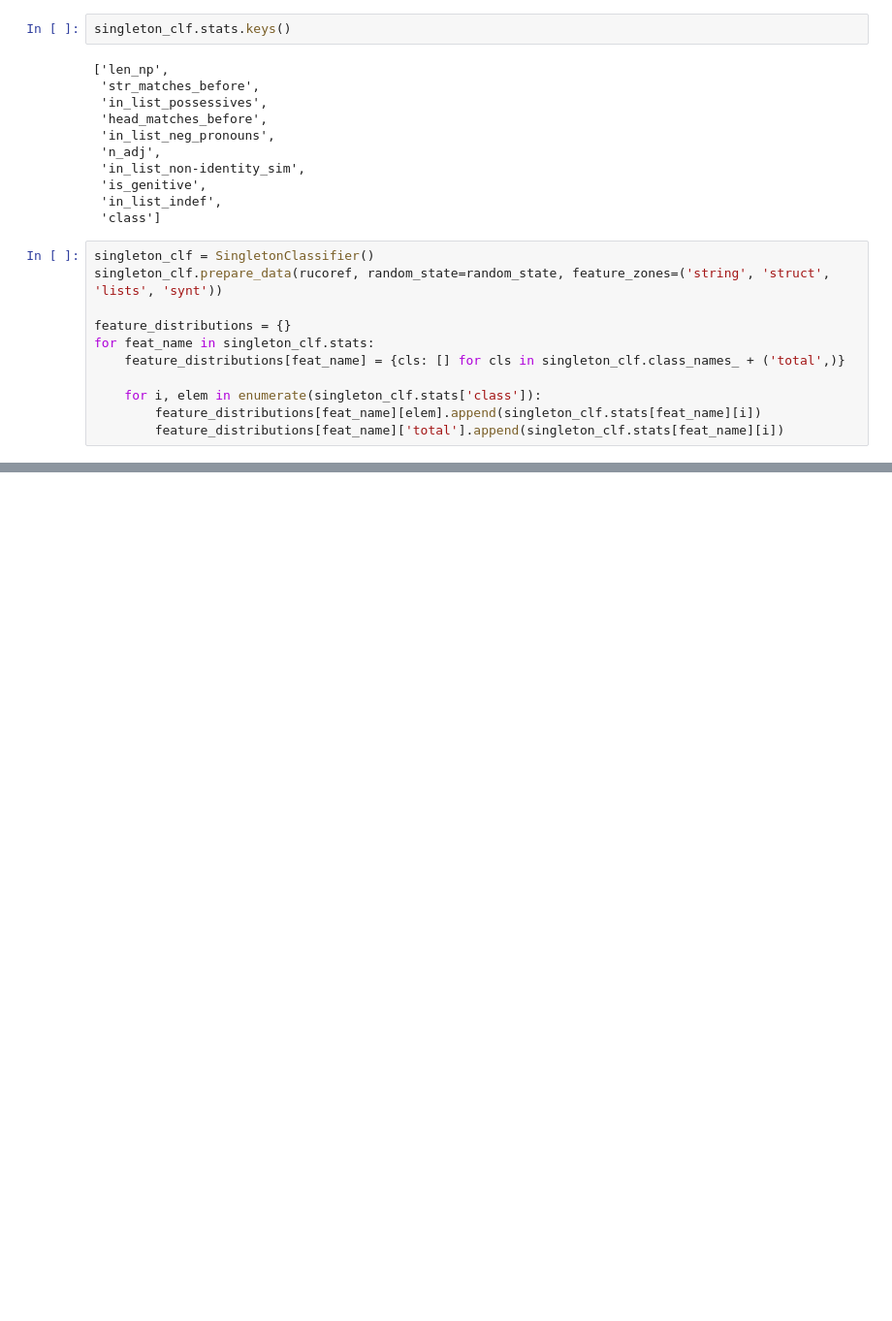
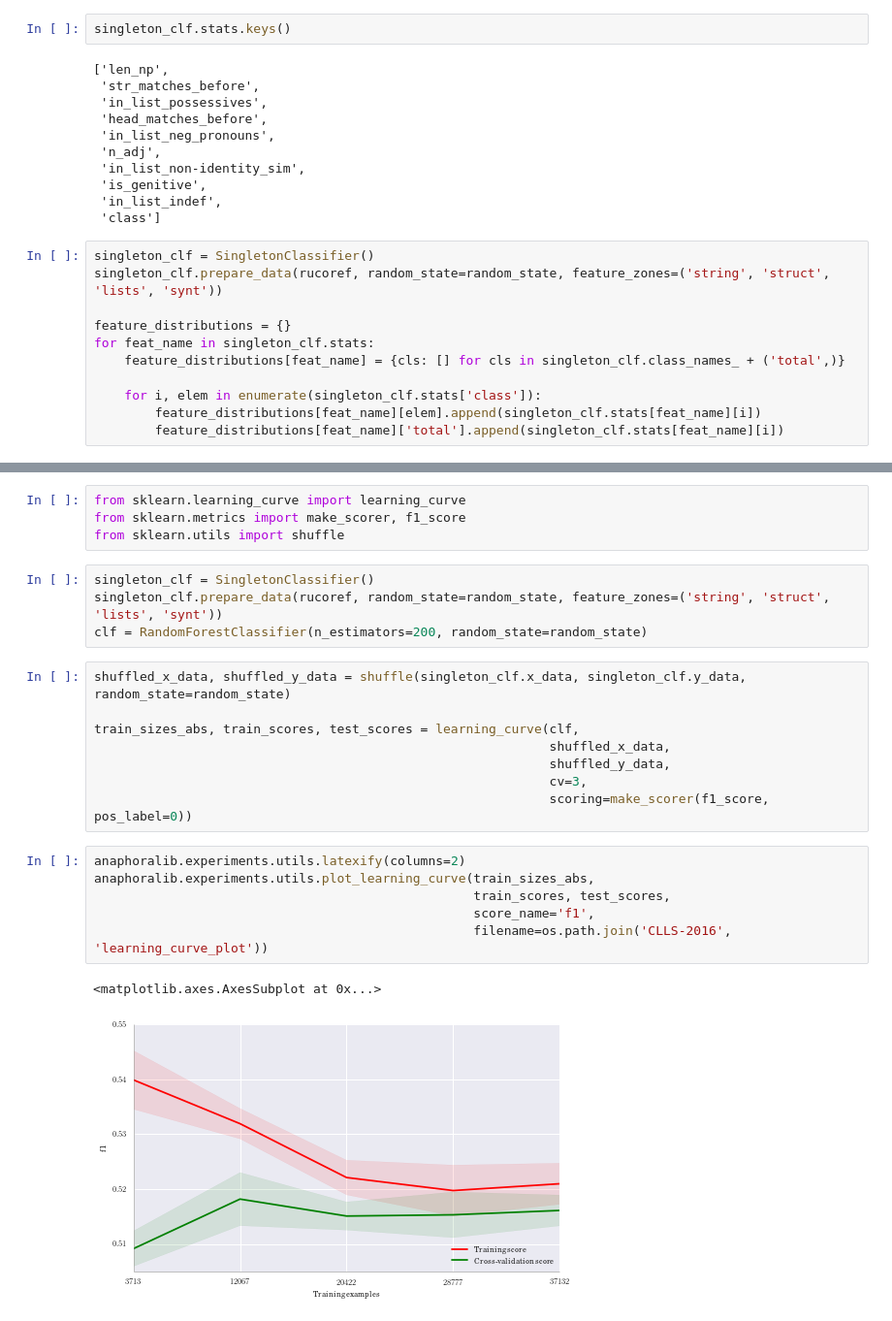
Before and after one commit to max-ionov/rucoref, a Jupyter notebook: notebooks/singletons.ipynb, the cells around one changed output, grey strips where cells are left out. Shown at 97% size. Cells and saved outputs as stored; diff of their text form; blank space fills up the shorter version.

```diff
--- a/notebooks/singletons.ipynb
+++ b/notebooks/singletons.ipynb
@@ -626,0 +564,25 @@ for feat_name in feature_distributions:
+# %%
+from sklearn.learning_curve import learning_curve
+from sklearn.metrics import make_scorer, f1_score
+from sklearn.utils import shuffle
+# %%
+singleton_clf = SingletonClassifier()
+singleton_clf.prepare_data(rucoref, random_state=random_state, feature_zones=('string', 'struct', 'lists', 'synt'))
+clf = RandomForestClassifier(n_estimators=200, random_state=random_state)
+# %%
+shuffled_x_data, shuffled_y_data = shuffle(singleton_clf.x_data, singleton_clf.y_data, random_state=random_state)
+
+train_sizes_abs, train_scores, test_scores = learning_curve(clf,
+                                                            shuffled_x_data,
+                                                            shuffled_y_data,
+                                                            cv=3,
+                                                            scoring=make_scorer(f1_score, pos_label=0))
+# %%
+anaphoralib.experiments.utils.latexify(columns=2)
+anaphoralib.experiments.utils.plot_learning_curve(train_sizes_abs,
+                                                  train_scores, test_scores,
+                                                  score_name='f1',
+                                                  filename=os.path.join('CLLS-2016', 'learning_curve_plot'))
+# %% [output]
+<matplotlib.axes.AxesSubplot at 0x...>
+[figure, added]
```
Also changed, not shown: parts of 7 cells of this notebook, 2 other files.
